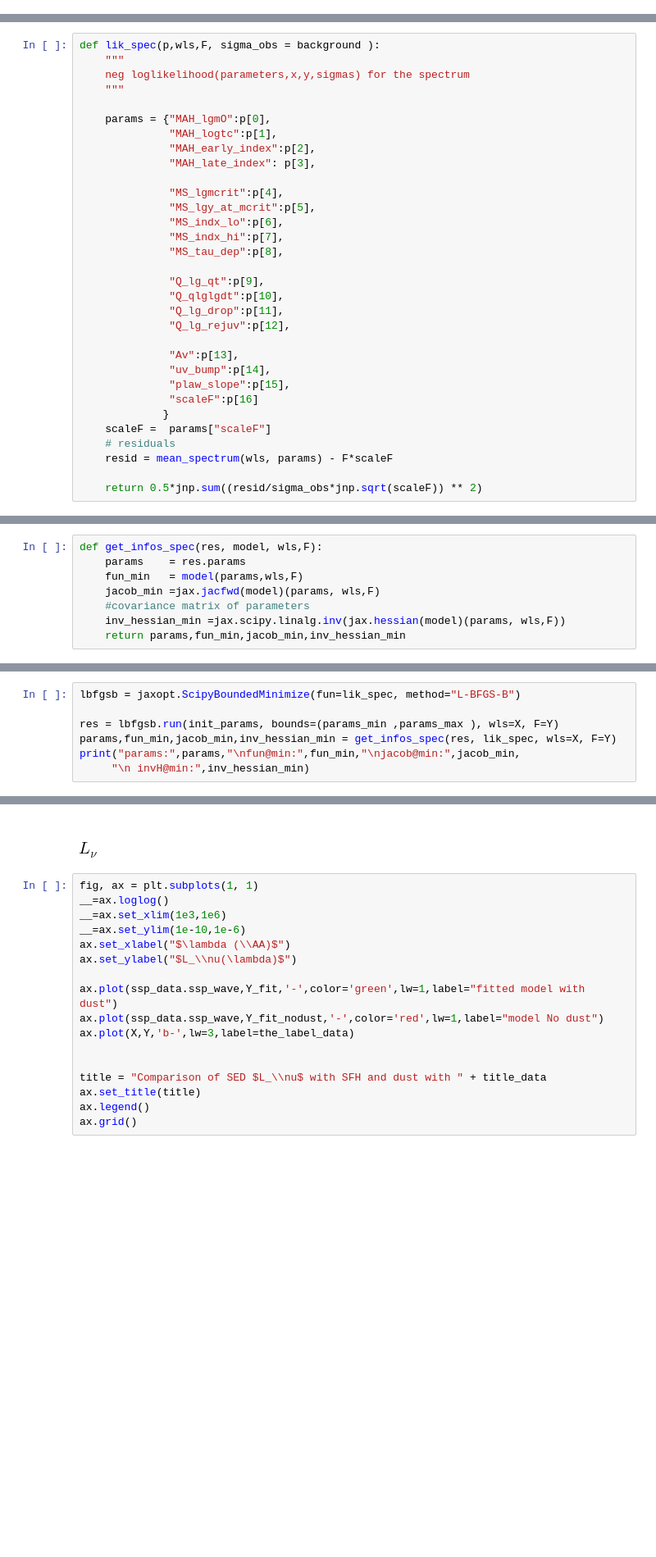
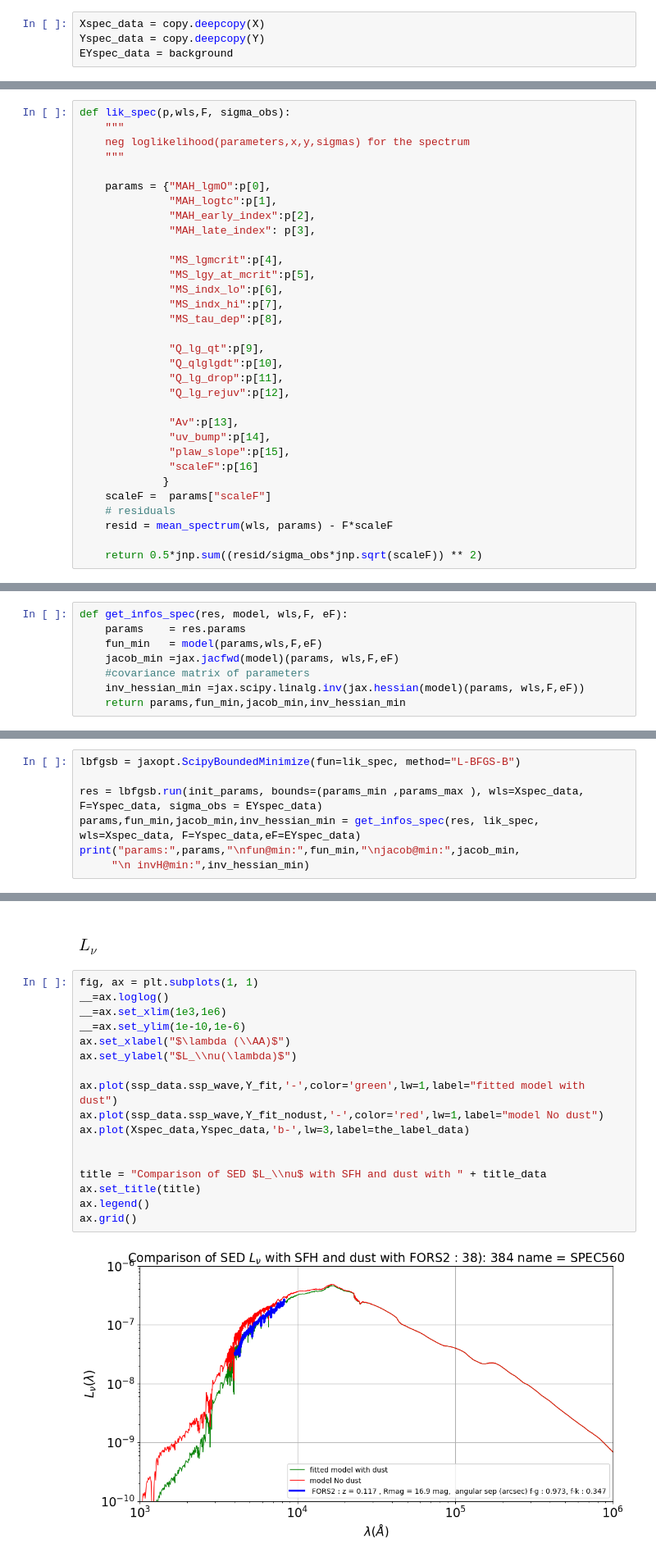
Before and after one commit to sylvielsstfr/Fors2ToStellarPopSynthesis, a Jupyter notebook: examples/examples_comparedatamodel/FitJAXOpt_SEDModel_OneDataSpectrumPhotom.ipynb, the cells around one changed output, grey strips where cells are left out. Shown at 82% size. Saved outputs shown, nothing was run; the diff lists cells and outputs as text; blank space fills up the shorter version.

```diff
--- a/examples/examples_comparedatamodel/FitJAXOpt_SEDModel_OneDataSpectrumPhotom.ipynb
+++ b/examples/examples_comparedatamodel/FitJAXOpt_SEDModel_OneDataSpectrumPhotom.ipynb
@@ -823,0 +842,4 @@ ps = photometric_surveys
+# %%
+Xspec_data = copy.deepcopy(X)
+Yspec_data = copy.deepcopy(Y)
+EYspec_data = background
@@ -1394,7 +1332,7 @@ def mean_sfr(params):
 
     return tarr,sfh_gal
 # %%
-def lik_spec(p,wls,F, sigma_obs = background ):
+def lik_spec(p,wls,F, sigma_obs):
     """
     neg loglikelihood(parameters,x,y,sigmas) for the spectrum
     """
@@ -1459,11 +1397,11 @@ def lik_mag(p,mag_indexes,mags_measured, sigma_mag_obs, ptf ):
 
     return 0.5*jnp.sum((resid/sigma_mag_obs) ** 2)
 # %%
-def get_infos_spec(res, model, wls,F):
+def get_infos_spec(res, model, wls,F, eF):
     params    = res.params
-    fun_min   = model(params,wls,F)
-    jacob_min =jax.jacfwd(model)(params, wls,F)
+    fun_min   = model(params,wls,F,eF)
+    jacob_min =jax.jacfwd(model)(params, wls,F,eF)
     #covariance matrix of parameters
-    inv_hessian_min =jax.scipy.linalg.inv(jax.hessian(model)(params, wls,F))
+    inv_hessian_min =jax.scipy.linalg.inv(jax.hessian(model)(params, wls,F,eF))
     return params,fun_min,jacob_min,inv_hessian_min
 # %%
@@ -1494,7 +1452,7 @@ KeyError: Traced<ShapedArray(int64[])>with<DynamicJaxprTrace(level=1/1)>
 # %%
 lbfgsb = jaxopt.ScipyBoundedMinimize(fun=lik_spec, method="L-BFGS-B")
 
-res = lbfgsb.run(init_params, bounds=(params_min ,params_max ), wls=X, F=Y)
-params,fun_min,jacob_min,inv_hessian_min = get_infos_spec(res, lik_spec, wls=X, F=Y)
+res = lbfgsb.run(init_params, bounds=(params_min ,params_max ), wls=Xspec_data, F=Yspec_data, sigma_obs = EYspec_data)
+params,fun_min,jacob_min,inv_hessian_min = get_infos_spec(res, lik_spec, wls=Xspec_data, F=Yspec_data,eF=EYspec_data)
 print("params:",params,"\nfun@min:",fun_min,"\njacob@min:",jacob_min,
      "\n invH@min:",inv_hessian_min)
@@ -1516,20 +1514,22 @@ Y_fit_nodust = mean_spectrum(ssp_data.ssp_wave, dict_params_fitted_nodust)
 # %%
 fig, ax = plt.subplots(1, 1)
 __=ax.loglog()
 __=ax.set_xlim(1e3,1e6)
 __=ax.set_ylim(1e-10,1e-6)
 ax.set_xlabel("$\lambda (\\AA)$")
 ax.set_ylabel("$L_\\nu(\lambda)$")
 
 ax.plot(ssp_data.ssp_wave,Y_fit,'-',color='green',lw=1,label="fitted model with dust")
 ax.plot(ssp_data.ssp_wave,Y_fit_nodust,'-',color='red',lw=1,label="model No dust")
-ax.plot(X,Y,'b-',lw=3,label=the_label_data)
+ax.plot(Xspec_data,Yspec_data,'b-',lw=3,label=the_label_data)
 
 
 title = "Comparison of SED $L_\\nu$ with SFH and dust with " + title_data
 ax.set_title(title)
 ax.legend()
 ax.grid()
+# %% [output]
+[figure, added]
 # %% [markdown]
 ### $L_\lambda$
 # %%
```
Also changed, not shown: parts of 43 cells of this notebook.
